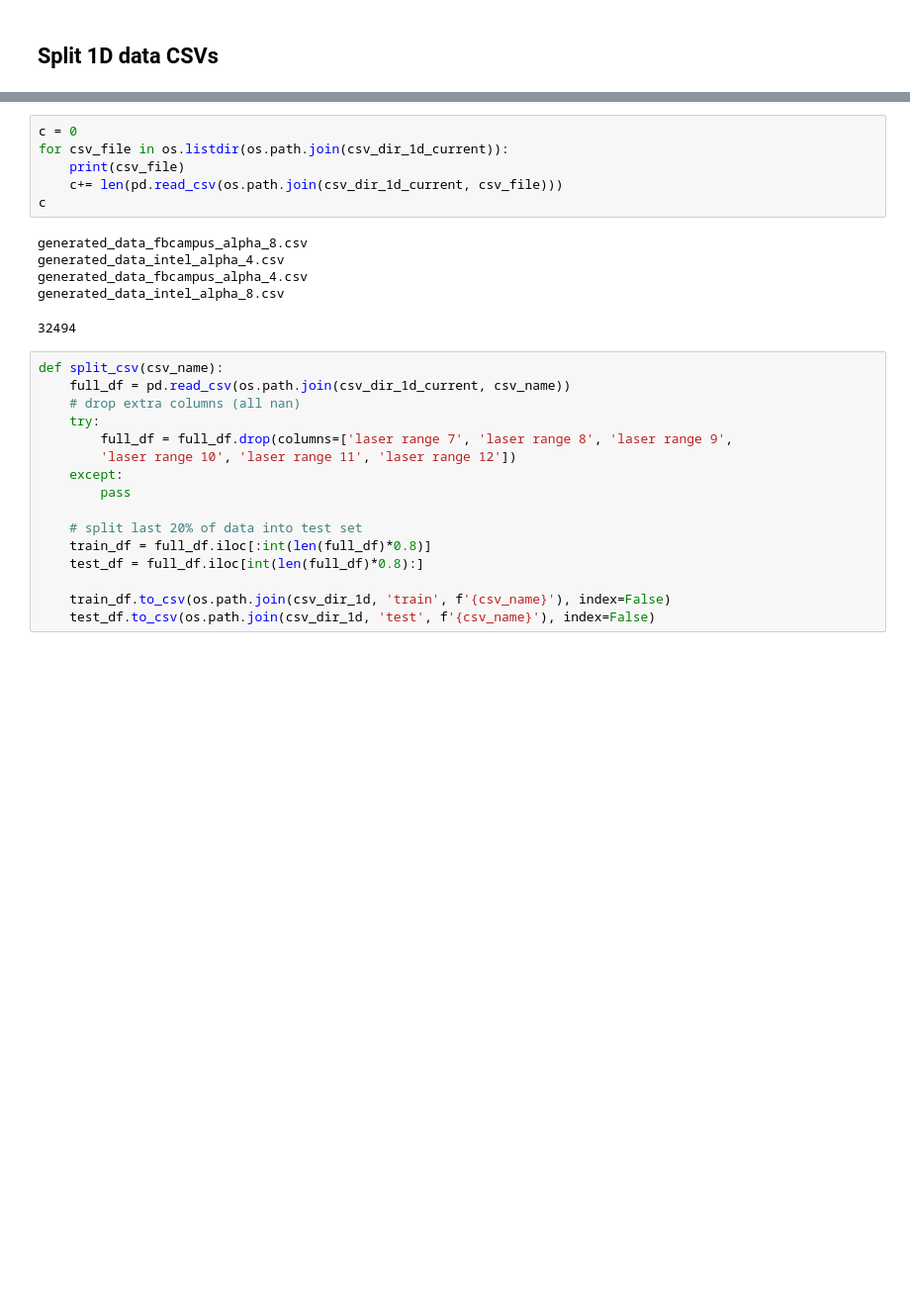
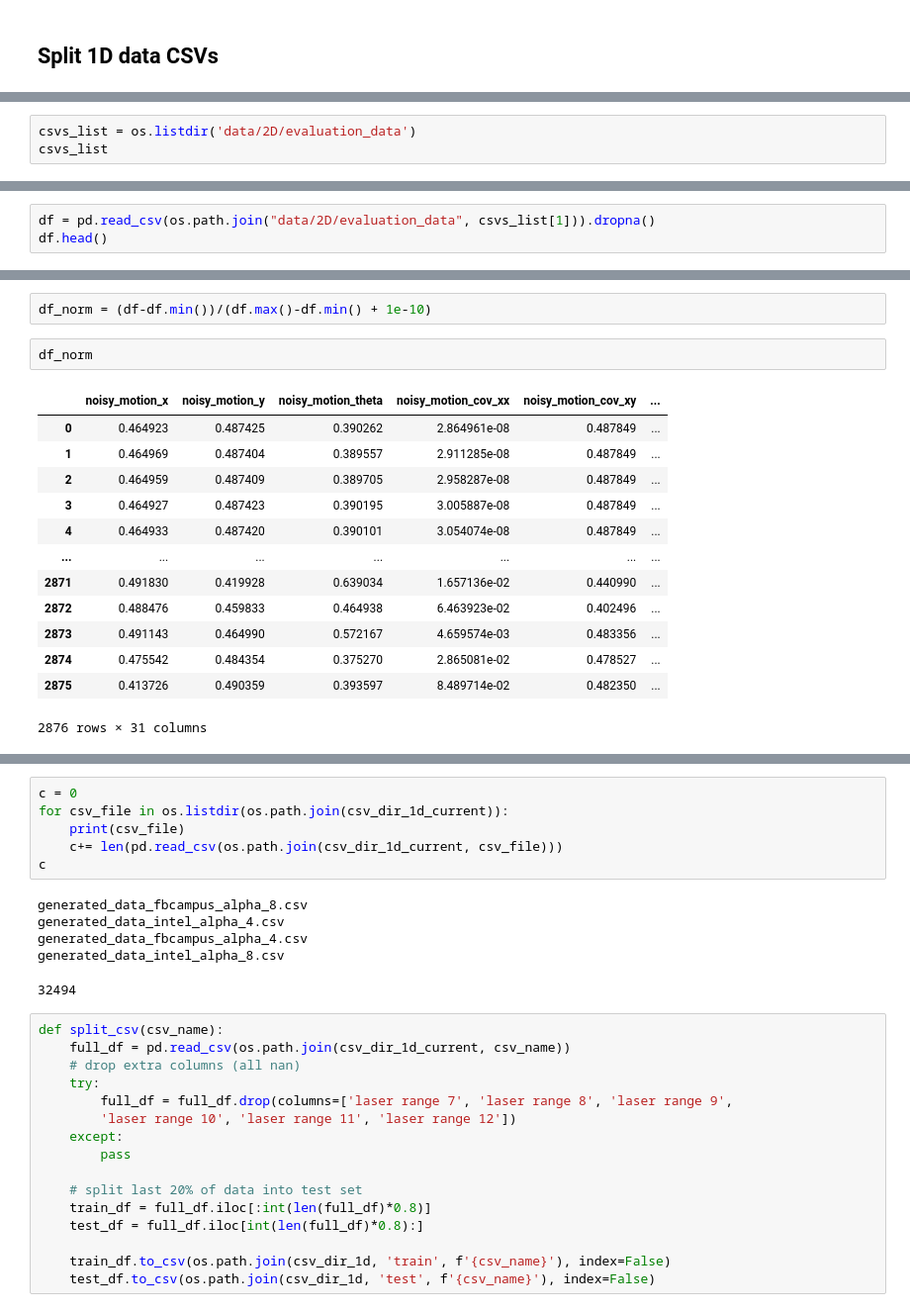
Before and after one commit to aneesurhashmi/kalmanfilters_nn, a Jupyter notebook: csv_processing.ipynb, the cells around one changed output, grey strips where cells are left out. Shown at 99% size. Cells and saved outputs as stored; diff of their text form; blank space fills up the shorter version.

```diff
--- a/csv_processing.ipynb
+++ b/csv_processing.ipynb
@@ -16,0 +14,3 @@ csv_dir_1d_current = os.path.join(csv_dir_1d, 'generated_data')
+# %%
+csvs_list = os.listdir('data/2D/evaluation_data')
+csvs_list
@@ -16,0 +22,3 @@ csv_dir_1d_current = os.path.join(csv_dir_1d, 'generated_data')
+# %%
+df = pd.read_csv(os.path.join("data/2D/evaluation_data", csvs_list[1])).dropna()
+df.head()
@@ -16,0 +53,18 @@ csv_dir_1d_current = os.path.join(csv_dir_1d, 'generated_data')
+# %%
+df_norm = (df-df.min())/(df.max()-df.min() + 1e-10)
+# %%
+df_norm
+# %% [output]
+|  | noisy_motion_x | noisy_motion_y | noisy_motion_theta | noisy_motion_cov_xx | noisy_motion_cov_xy | ... |
+| 0 | 0.464923 | 0.487425 | 0.390262 | 2.864961e-08 | 0.487849 | ... |
+| 1 | 0.464969 | 0.487404 | 0.389557 | 2.911285e-08 | 0.487849 | ... |
+| 2 | 0.464959 | 0.487409 | 0.389705 | 2.958287e-08 | 0.487849 | ... |
+| 3 | 0.464927 | 0.487423 | 0.390195 | 3.005887e-08 | 0.487849 | ... |
+| 4 | 0.464933 | 0.487420 | 0.390101 | 3.054074e-08 | 0.487849 | ... |
+| ... | ... | ... | ... | ... | ... | ... |
+| 2871 | 0.491830 | 0.419928 | 0.639034 | 1.657136e-02 | 0.440990 | ... |
+| 2872 | 0.488476 | 0.459833 | 0.464938 | 6.463923e-02 | 0.402496 | ... |
+| 2873 | 0.491143 | 0.464990 | 0.572167 | 4.659574e-03 | 0.483356 | ... |
+| 2874 | 0.475542 | 0.484354 | 0.375270 | 2.865081e-02 | 0.478527 | ... |
+| 2875 | 0.413726 | 0.490359 | 0.393597 | 8.489714e-02 | 0.482350 | ... |
+2876 rows × 31 columns
```
Also changed, not shown: parts of 8 cells of this notebook, 31 other files.
